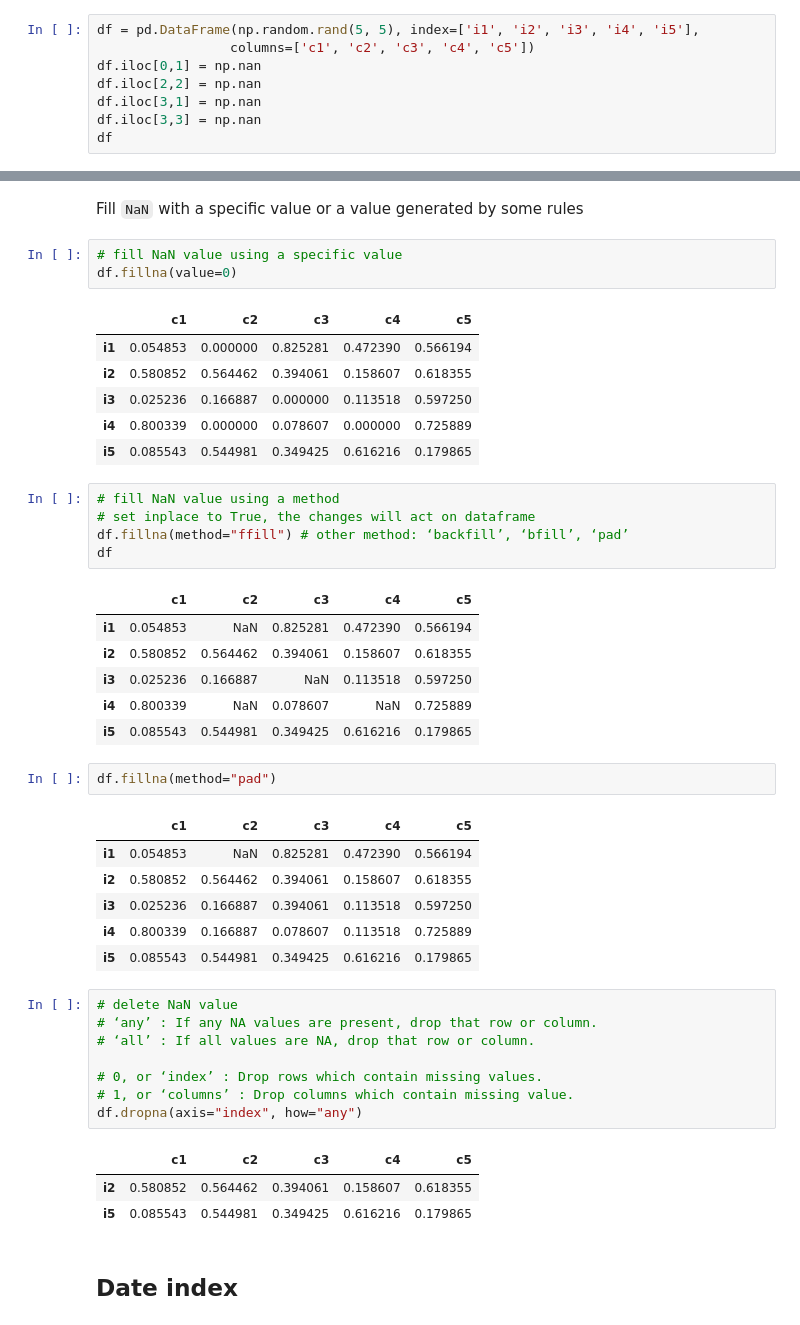
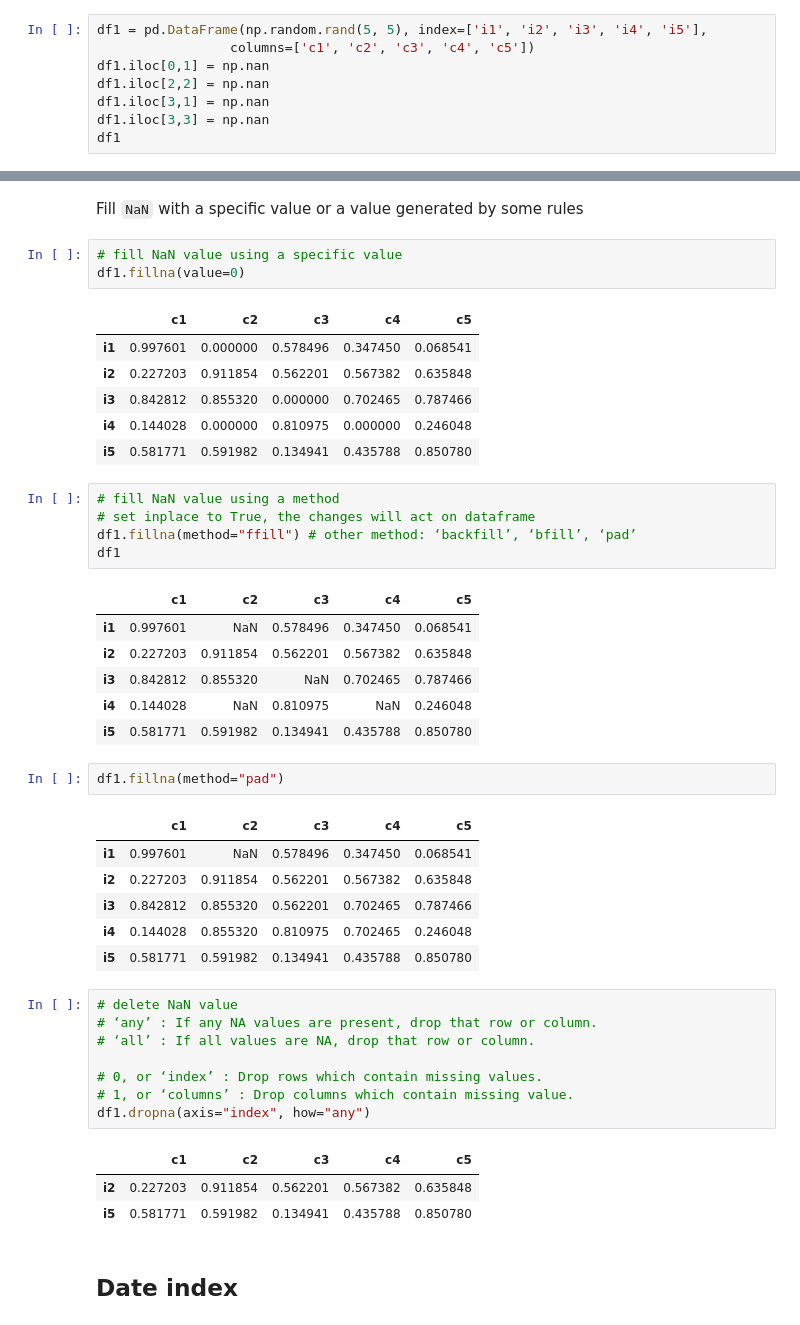
Before and after one commit to XiaogangHe/python-climate-visuals, a Jupyter notebook: _build/jupyter_execute/chapters/data-analytics/pandas-basic.ipynb, the cells around one changed output, grey strips where cells are left out. Saved outputs shown, nothing was run; the diff lists cells and outputs as text.

```diff
--- a/_build/jupyter_execute/chapters/data-analytics/pandas-basic.ipynb
+++ b/_build/jupyter_execute/chapters/data-analytics/pandas-basic.ipynb
@@ -685,12 +656,12 @@ df.sort_values(by=['Population', 'Country'], ascending=False, na_position='first
 # %% [markdown]
 ## NaN value
 # %%
-df = pd.DataFrame(np.random.rand(5, 5), index=['i1', 'i2', 'i3', 'i4', 'i5'],
+df1 = pd.DataFrame(np.random.rand(5, 5), index=['i1', 'i2', 'i3', 'i4', 'i5'],
                  columns=['c1', 'c2', 'c3', 'c4', 'c5'])
-df.iloc[0,1] = np.nan
-df.iloc[2,2] = np.nan
-df.iloc[3,1] = np.nan
-df.iloc[3,3] = np.nan
-df
+df1.iloc[0,1] = np.nan
+df1.iloc[2,2] = np.nan
+df1.iloc[3,1] = np.nan
+df1.iloc[3,3] = np.nan
+df1
 # %% [output]
 |  | c1 | c2 | c3 | c4 | c5 |
@@ -739,35 +710,35 @@ dtype: int64
 Fill `NaN` with a specific value or a value generated by some rules
 # %%
 # fill NaN value using a specific value
-df.fillna(value=0)
+df1.fillna(value=0)
 # %% [output]
 |  | c1 | c2 | c3 | c4 | c5 |
-| i1 | 0.054853 | 0.000000 | 0.825281 | 0.472390 | 0.566194 |
-| i2 | 0.580852 | 0.564462 | 0.394061 | 0.158607 | 0.618355 |
-| i3 | 0.025236 | 0.166887 | 0.000000 | 0.113518 | 0.597250 |
-| i4 | 0.800339 | 0.000000 | 0.078607 | 0.000000 | 0.725889 |
-| i5 | 0.085543 | 0.544981 | 0.349425 | 0.616216 | 0.179865 |
+| i1 | 0.997601 | 0.000000 | 0.578496 | 0.347450 | 0.068541 |
+| i2 | 0.227203 | 0.911854 | 0.562201 | 0.567382 | 0.635848 |
+| i3 | 0.842812 | 0.855320 | 0.000000 | 0.702465 | 0.787466 |
+| i4 | 0.144028 | 0.000000 | 0.810975 | 0.000000 | 0.246048 |
+| i5 | 0.581771 | 0.591982 | 0.134941 | 0.435788 | 0.850780 |
 # %%
 # fill NaN value using a method
 # set inplace to True, the changes will act on dataframe
-df.fillna(method="ffill") # other method: ‘backfill’, ‘bfill’, ‘pad’
-df
+df1.fillna(method="ffill") # other method: ‘backfill’, ‘bfill’, ‘pad’
+df1
 # %% [output]
 |  | c1 | c2 | c3 | c4 | c5 |
-| i1 | 0.054853 | NaN | 0.825281 | 0.472390 | 0.566194 |
-| i2 | 0.580852 | 0.564462 | 0.394061 | 0.158607 | 0.618355 |
-| i3 | 0.025236 | 0.166887 | NaN | 0.113518 | 0.597250 |
-| i4 | 0.800339 | NaN | 0.078607 | NaN | 0.725889 |
-| i5 | 0.085543 | 0.544981 | 0.349425 | 0.616216 | 0.179865 |
+| i1 | 0.997601 | NaN | 0.578496 | 0.347450 | 0.068541 |
+| i2 | 0.227203 | 0.911854 | 0.562201 | 0.567382 | 0.635848 |
+| i3 | 0.842812 | 0.855320 | NaN | 0.702465 | 0.787466 |
+| i4 | 0.144028 | NaN | 0.810975 | NaN | 0.246048 |
+| i5 | 0.581771 | 0.591982 | 0.134941 | 0.435788 | 0.850780 |
 # %%
-df.fillna(method="pad")
+df1.fillna(method="pad")
 # %% [output]
 |  | c1 | c2 | c3 | c4 | c5 |
-| i1 | 0.054853 | NaN | 0.825281 | 0.472390 | 0.566194 |
-| i2 | 0.580852 | 0.564462 | 0.394061 | 0.158607 | 0.618355 |
-| i3 | 0.025236 | 0.166887 | 0.394061 | 0.113518 | 0.597250 |
-| i4 | 0.800339 | 0.166887 | 0.078607 | 0.113518 | 0.725889 |
-| i5 | 0.085543 | 0.544981 | 0.349425 | 0.616216 | 0.179865 |
+| i1 | 0.997601 | NaN | 0.578496 | 0.347450 | 0.068541 |
+| i2 | 0.227203 | 0.911854 | 0.562201 | 0.567382 | 0.635848 |
+| i3 | 0.842812 | 0.855320 | 0.562201 | 0.702465 | 0.787466 |
+| i4 | 0.144028 | 0.855320 | 0.810975 | 0.702465 | 0.246048 |
+| i5 | 0.581771 | 0.591982 | 0.134941 | 0.435788 | 0.850780 |
 # %%
 # delete NaN value
 # ‘any’ : If any NA values are present, drop that row or column.
@@ -775,11 +746,11 @@ df.fillna(method="pad")
 
 # 0, or ‘index’ : Drop rows which contain missing values.
 # 1, or ‘columns’ : Drop columns which contain missing value.
-df.dropna(axis="index", how="any")
+df1.dropna(axis="index", how="any")
 # %% [output]
 |  | c1 | c2 | c3 | c4 | c5 |
-| i2 | 0.580852 | 0.564462 | 0.394061 | 0.158607 | 0.618355 |
-| i5 | 0.085543 | 0.544981 | 0.349425 | 0.616216 | 0.179865 |
+| i2 | 0.227203 | 0.911854 | 0.562201 | 0.567382 | 0.635848 |
+| i5 | 0.581771 | 0.591982 | 0.134941 | 0.435788 | 0.850780 |
 # %% [markdown]
 ## Date index
 # %% [markdown]
```
Also changed, not shown: parts of 36 cells of this notebook, 13 other files.
